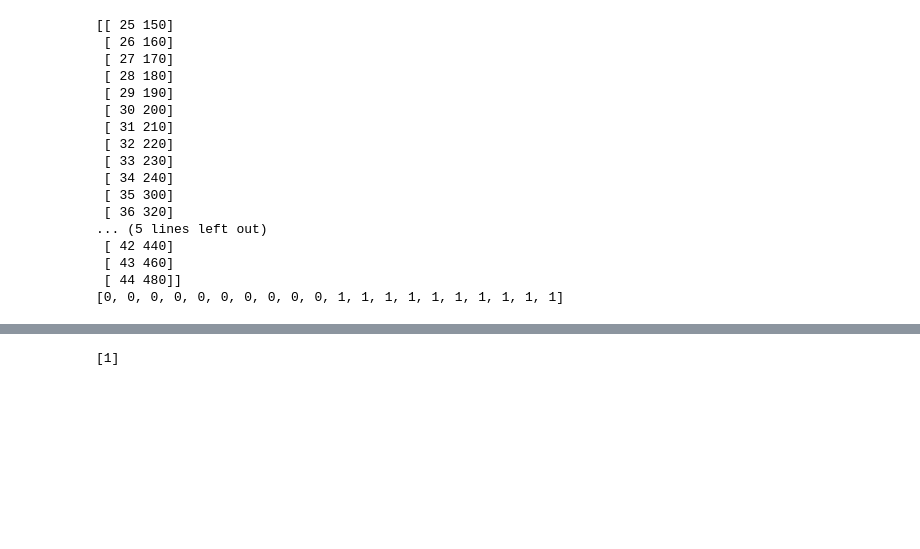
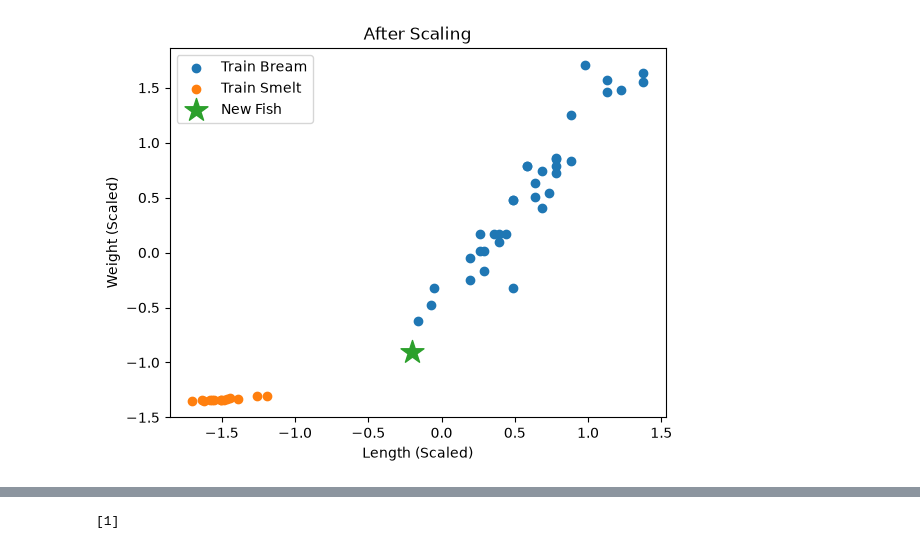
Before and after one commit to rpaisXol/ML-DL, a Jupyter notebook: ML/ML2.ipynb, the cells around one changed output, grey strips where cells are left out. Saved outputs shown, nothing was run; the diff lists cells and outputs as text; code cells hidden in the pictures; blank space fills up the shorter version.

```diff
--- a/ML/ML2.ipynb
+++ b/ML/ML2.ipynb
@@ -13,13 +81,9 @@ from sklearn.neighbors import KNeighborsClassifier
 # %%
-# 1. 데이터 준비
-# 숭어 데이터
-mullet_length = [25, 26, 27, 28, 29, 30, 31, 32, 33, 34]
-mullet_weight = [150, 160, 170, 180, 190, 200, 210, 220, 230, 240]
+# ============================================================
+# 5. 스케일링 전 KNN 학습
+# ============================================================
 
-# 농어 데이터
-bass_length = [35, 36, 37, 38, 39, 40, 41, 42, 43, 44]
-bass_weight = [300, 320, 340, 360, 380, 400, 420, 440, 460, 480]
+kn = KNeighborsClassifier(n_neighbors=5)
 
-# 두 종류 데이터 합치기
-length = mullet_length + bass_length
-weight = mullet_weight + bass_weight
+# 원본 데이터로 학습
+kn.fit(X_train, y_train);
@@ -39,30 +120,38 @@ plt.show()
 # %%
-# 학습에 필요한 데이터셋 생성
-# 입력 데이터
-X = np.column_stack([length, weight])
+# ============================================================
+# 8. 스케일링 후 산점도
+# ============================================================
 
-# 정답 데이터
-# 숭어 = 0, 농어 = 1
-y = [0] * 10 + [1] * 10
+plt.figure()
 
-print(X)
-print(y)
+# 훈련 데이터 - Bream
+plt.scatter(
+    X_train_scaled[y_train == 1, 0],
+    X_train_scaled[y_train == 1, 1],
+    label="Train Bream"
+)
+
+# 훈련 데이터 - Smelt
+plt.scatter(
+    X_train_scaled[y_train == 0, 0],
+    X_train_scaled[y_train == 0, 1],
+    label="Train Smelt"
+)
+
+# 새로운 물고기
+plt.scatter(
+    new_fish_scaled[0, 0],
+    new_fish_scaled[0, 1],
+    marker="*",
+    s=300,
+    label="New Fish"
+)
+
+plt.xlabel("Length (Scaled)")
+plt.ylabel("Weight (Scaled)")
+plt.title("After Scaling")
+plt.legend()
+plt.show()
 # %% [output]
-[[ 25 150]
- [ 26 160]
- [ 27 170]
- [ 28 180]
- [ 29 190]
- [ 30 200]
- [ 31 210]
- [ 32 220]
- [ 33 230]
- [ 34 240]
- [ 35 300]
- [ 36 320]
-... (5 lines left out)
- [ 42 440]
- [ 43 460]
- [ 44 480]]
-[0, 0, 0, 0, 0, 0, 0, 0, 0, 0, 1, 1, 1, 1, 1, 1, 1, 1, 1, 1]
+[figure, added]
 # %%
```
Also changed, not shown: parts of 12 cells of this notebook, 11 other files.
